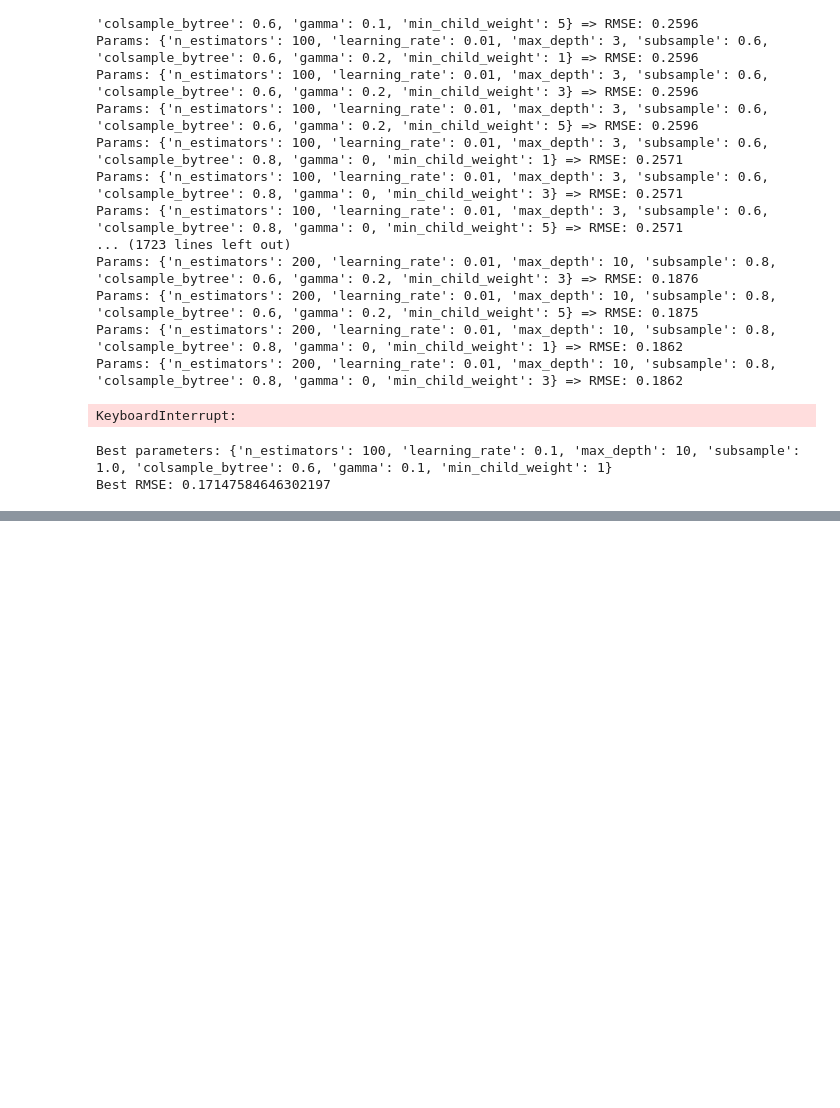
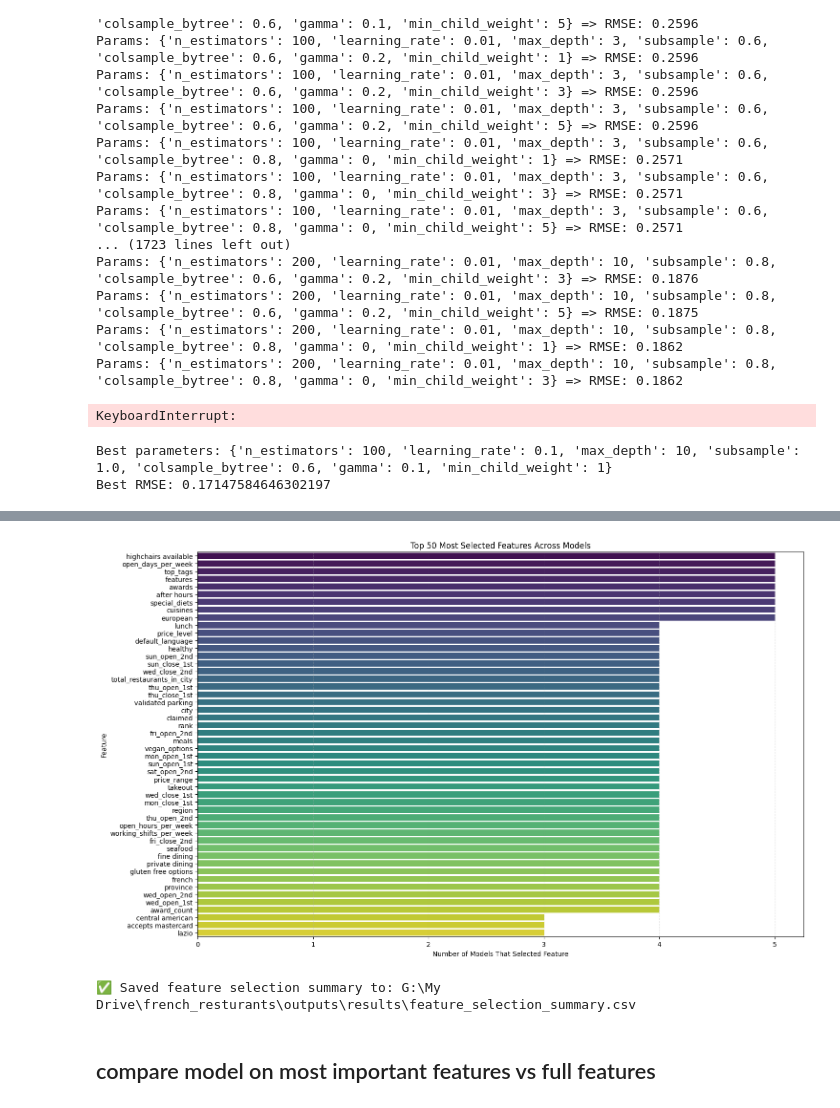
Before and after one commit to idoschw3/french_resturants, a Jupyter notebook: notebooks/04_model_preparation.ipynb, the cells around one changed output, grey strips where cells are left out. Drawn from its saved outputs; the diff is of its cells as text; code cells hidden in the pictures; blank space fills up the shorter version.

```diff
--- a/notebooks/04_model_preparation.ipynb
+++ b/notebooks/04_model_preparation.ipynb
@@ -283,0 +426,32 @@ Best RMSE: 0.17147584646302197
+# %%
+# === Plot configuration ===
+top_n = 50  # Change this if you want more or fewer features
+
+# Sort by 'Sum' and get top N
+top_features_df = selection_df.sort_values(by='Sum', ascending=False).head(top_n)
+
+# Plot
+plt.figure(figsize=(15, 9))
+sns.barplot(data=top_features_df, x='Sum', y='Feature', palette='viridis')
+
+plt.title(f"Top {top_n} Most Selected Features Across Models")
+plt.xlabel("Number of Models That Selected Feature")
+plt.ylabel("Feature")
+plt.grid(axis='x', linestyle='--', alpha=0.3)
+plt.tight_layout()
+
+# Save the figure
+plot_path = r"G:\My Drive\french_resturants\outputs\figures\feature_selection_plot.png"
+plt.savefig(plot_path, dpi=300)
+plt.show()
+# %% [output]
+[figure, added]
+# %%
+# Save the selection_df to CSV
+csv_path = r"G:\My Drive\french_resturants\outputs\results\feature_selection_summary.csv"
+selection_df.to_csv(csv_path, index=False)
+print(f"✅ Saved feature selection summary to: {csv_path}")
+# %% [output]
+✅ Saved feature selection summary to: G:\My Drive\french_resturants\outputs\results\feature_selection_summary.csv
+# %% [markdown]
+## compare model on most important features vs full features
```
Also changed, not shown: parts of 9 cells of this notebook.
